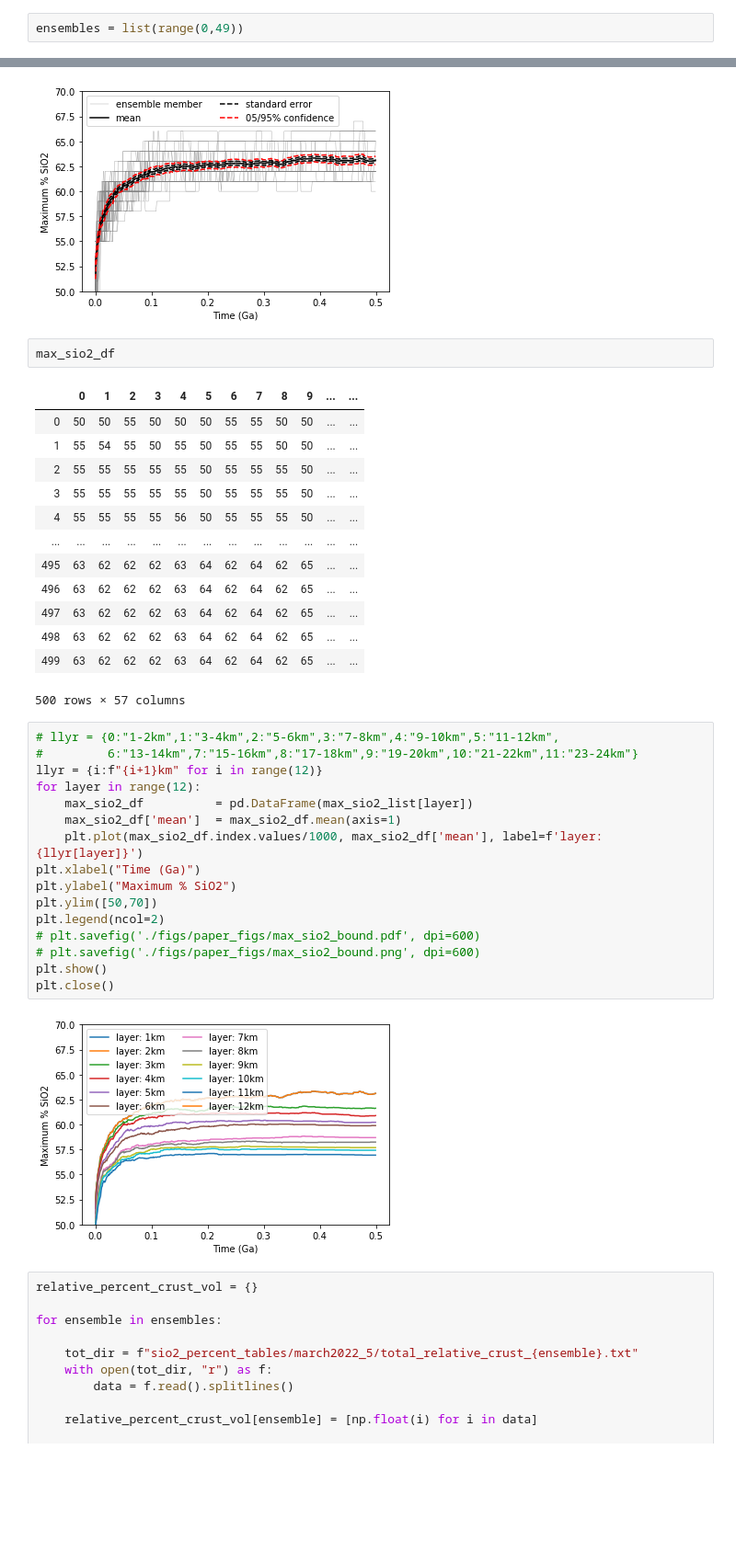
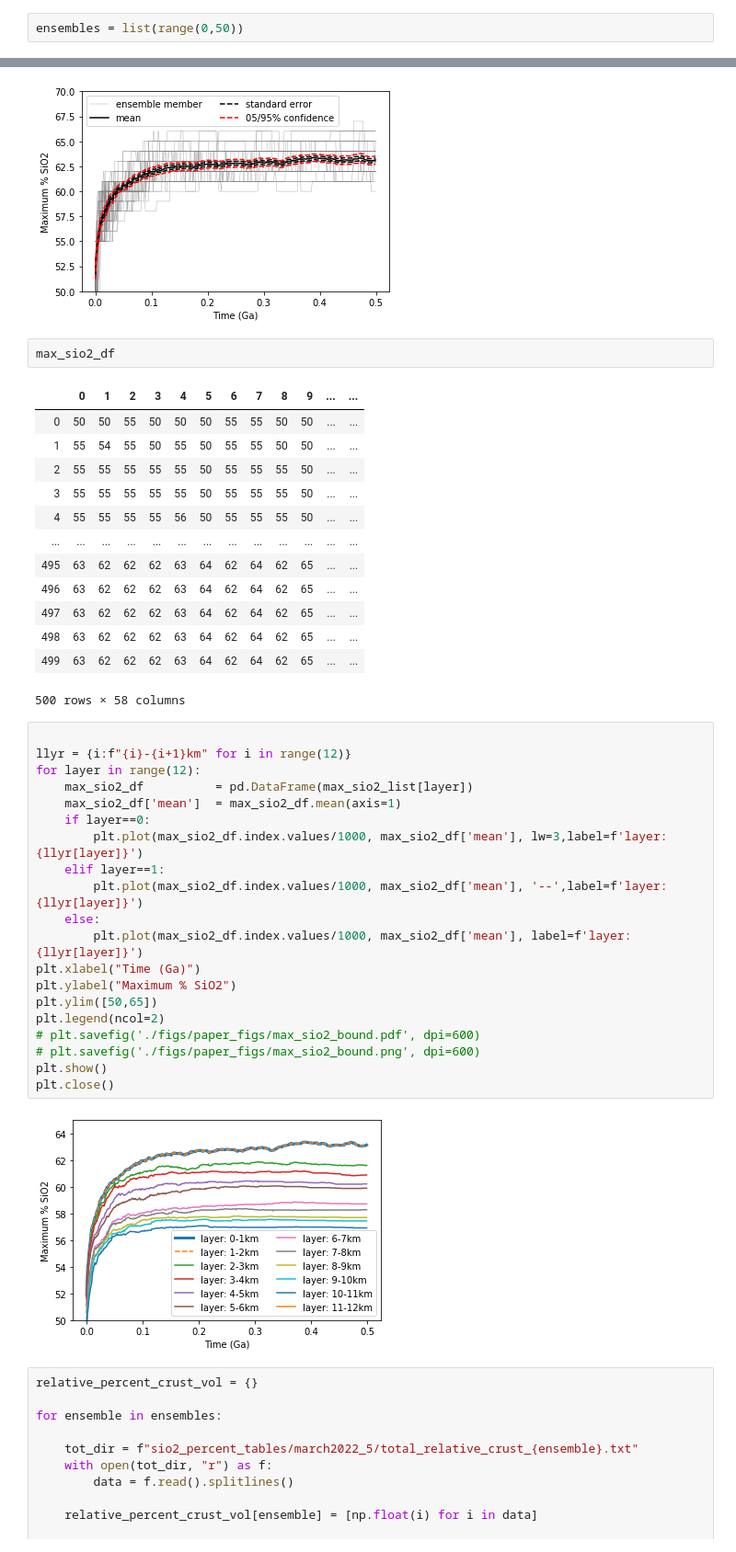
Before and after one commit to DualEarth/IMPaCS, a Jupyter notebook: sio2_curve_from_ensemble_march_5km.ipynb, the cells around one changed output, grey strips where cells are left out. Shown at 92% size. Saved outputs shown, nothing was run; the diff lists cells and outputs as text; blank space fills up the shorter version.

Commit message:
axis and label cleanup

```diff
--- a/sio2_curve_from_ensemble_march_5km.ipynb
+++ b/sio2_curve_from_ensemble_march_5km.ipynb
@@ -11,7 +11,7 @@ egrid = EASE2_grid(grid_size)
 import time
 from impacts import distance, IMPAaCS
 # %%
-ensembles = list(range(0,49))
+ensembles = list(range(0,50))
 # %%
 sio2_dict = {ensemble:{} for ensemble in ensembles}
 n_impact_dict = {}
@@ -233,25 +227,29 @@ max_sio2_df
 | 497 | 63 | 62 | 62 | 62 | 63 | 64 | 62 | 64 | 62 | 65 | ... | ... |
 | 498 | 63 | 62 | 62 | 62 | 63 | 64 | 62 | 64 | 62 | 65 | ... | ... |
 | 499 | 63 | 62 | 62 | 62 | 63 | 64 | 62 | 64 | 62 | 65 | ... | ... |
-500 rows × 57 columns
+500 rows × 58 columns
 # %%
-# llyr = {0:"1-2km",1:"3-4km",2:"5-6km",3:"7-8km",4:"9-10km",5:"11-12km",
-#         6:"13-14km",7:"15-16km",8:"17-18km",9:"19-20km",10:"21-22km",11:"23-24km"}
-llyr = {i:f"{i+1}km" for i in range(12)}
+
+llyr = {i:f"{i}-{i+1}km" for i in range(12)}
 for layer in range(12):
     max_sio2_df          = pd.DataFrame(max_sio2_list[layer])
     max_sio2_df['mean']  = max_sio2_df.mean(axis=1)
-    plt.plot(max_sio2_df.index.values/1000, max_sio2_df['mean'], label=f'layer: {llyr[layer]}')
+    if layer==0:
+        plt.plot(max_sio2_df.index.values/1000, max_sio2_df['mean'], lw=3,label=f'layer: {llyr[layer]}')
+    elif layer==1:
+        plt.plot(max_sio2_df.index.values/1000, max_sio2_df['mean'], '--',label=f'layer: {llyr[layer]}')
+    else:
+        plt.plot(max_sio2_df.index.values/1000, max_sio2_df['mean'], label=f'layer: {llyr[layer]}')
 plt.xlabel("Time (Ga)")
 plt.ylabel("Maximum % SiO2")
-plt.ylim([50,70])
+plt.ylim([50,65])
 plt.legend(ncol=2)
 # plt.savefig('./figs/paper_figs/max_sio2_bound.pdf', dpi=600)
 # plt.savefig('./figs/paper_figs/max_sio2_bound.png', dpi=600)
 plt.show()
 plt.close()
 # %% [output]
-[figure, old version]
+[figure, new version]
 # %%
 relative_percent_crust_vol = {}
 
```
Also changed, not shown: parts of 3 cells of this notebook.
